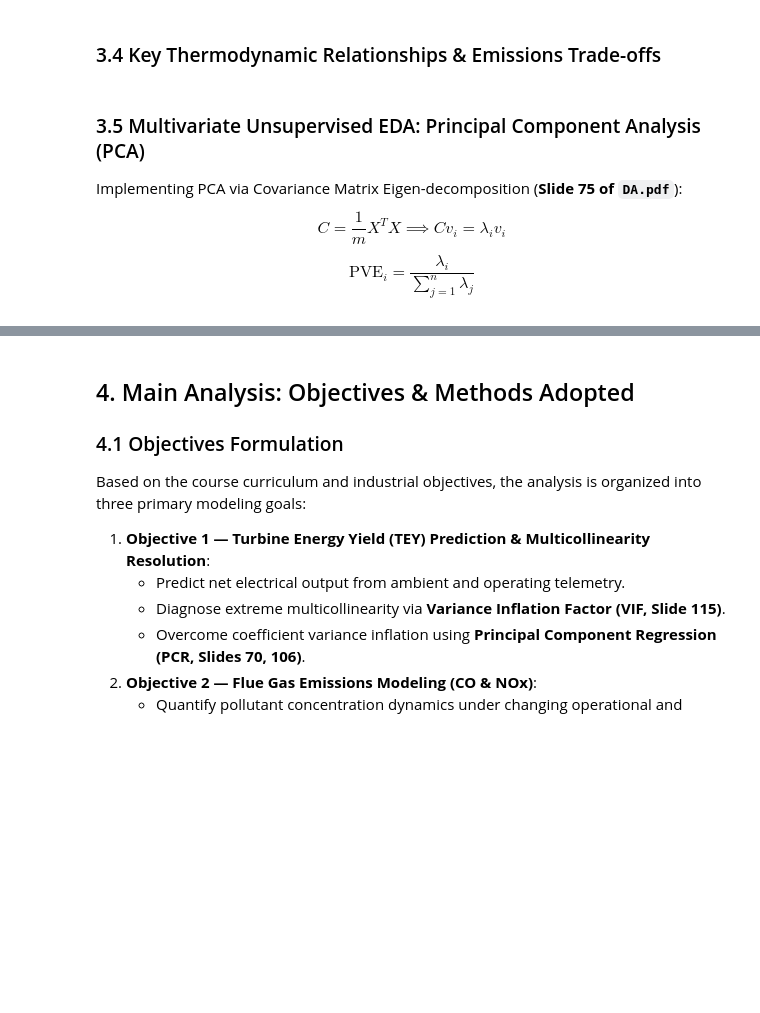
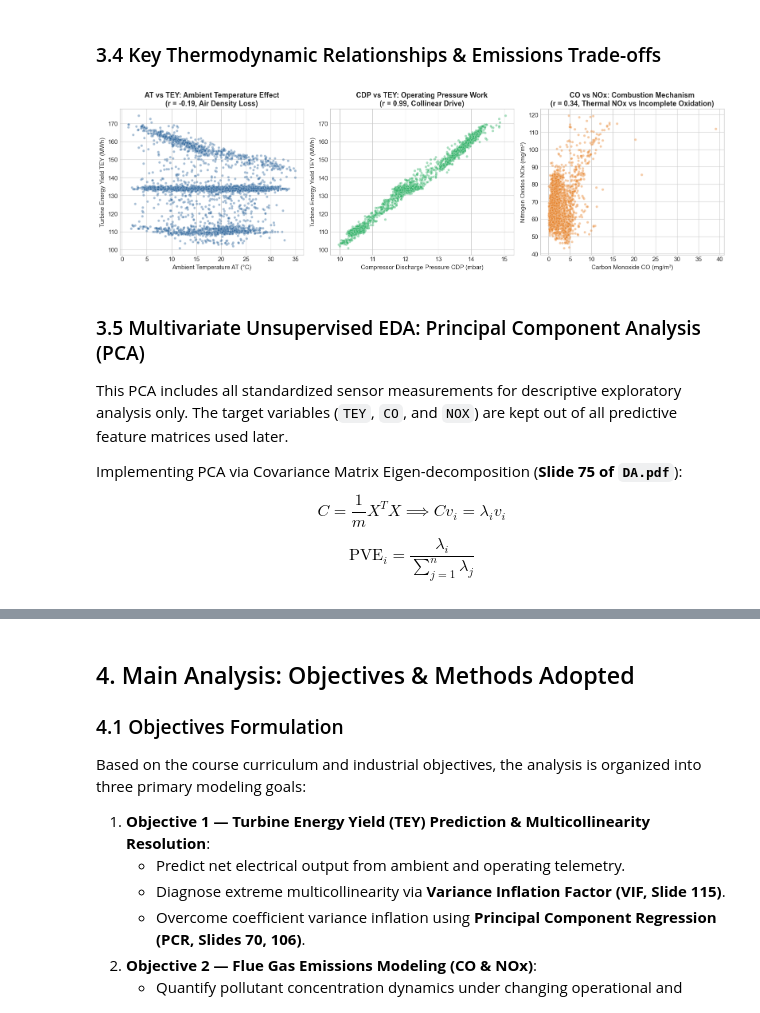
Before and after one commit to guidomariadifiore/DataAnalysisProject, a Jupyter notebook: gas_turbine_analysis.ipynb, the cells around one changed output, grey strips where cells are left out. Cells and saved outputs as stored; diff of their text form; code cells hidden in the pictures; blank space fills up the shorter version.

```diff
--- a/gas_turbine_analysis.ipynb
+++ b/gas_turbine_analysis.ipynb
@@ -146,8 +256,17 @@ In accordance with the benchmark evaluation protocol:
 - **Training / Cross-Validation Set:** 2011–2013 (first 3 years)
 - **Independent Test Set:** 2014–2015 (last 2 years)
 # %%
-train_df = df_clean[df_clean['year'].isin([2011, 2012, 2013])].copy().reset_index(drop=True)
-test_df = df_clean[df_clean['year'].isin([2014, 2015])].copy().reset_index(drop=True)
+train_years = [2011, 2012, 2013]
+test_years = [2014, 2015]
+train_df = df_clean[df_clean['year'].isin(train_years)].copy().reset_index(drop=True)
+test_df = df_clean[df_clean['year'].isin(test_years)].copy().reset_index(drop=True)
+
+assert set(train_df['year']).issubset(set(train_years))
+assert set(test_df['year']).issubset(set(test_years))
+assert len(train_df) + len(test_df) == len(df_clean)
+assert set(train_df['year']).isdisjoint(set(test_df['year']))
 
 print(f"Training Set (2011–2013): {train_df.shape[0]:,d} observations ({train_df.shape[0]/len(df_clean)*100:.2f}%)")
 print(f"Test Set (2014–2015):     {test_df.shape[0]:,d} observations ({test_df.shape[0]/len(df_clean)*100:.2f}%)")
+print(f"Training years present: {sorted(train_df['year'].unique())}")
+print(f"Test years present: {sorted(test_df['year'].unique())}")
@@ -225,29 +398,38 @@ plt.show()
 # %%
 fig, axes = plt.subplots(1, 3, figsize=(16, 4.8))
 sample_df = train_df.sample(3000, random_state=42)
 
+corr_at_tey = train_df[['AT', 'TEY']].corr().loc['AT', 'TEY']
+corr_cdp_tey = train_df[['CDP', 'TEY']].corr().loc['CDP', 'TEY']
+corr_co_nox = train_df[['CO', 'NOX']].corr().loc['CO', 'NOX']
+
 # 1. Ambient Temperature vs Energy Yield
 sns.scatterplot(data=sample_df, x='AT', y='TEY', ax=axes[0], color='#296299', alpha=0.4, s=20)
-axes[0].set_title('AT vs TEY: Ambient Temperature Effect\n(r = -0.58, Air Density Loss)', fontweight='bold')
+axes[0].set_title(f'AT vs TEY: Ambient Temperature Effect\n(r = {corr_at_tey:.2f}, Air Density Loss)', fontweight='bold')
 axes[0].set_xlabel('Ambient Temperature AT (°C)')
 axes[0].set_ylabel('Turbine Energy Yield TEY (MWh)')
 
 # 2. Compressor Discharge Pressure vs Energy Yield
 sns.scatterplot(data=sample_df, x='CDP', y='TEY', ax=axes[1], color='#27ae60', alpha=0.4, s=20)
-axes[1].set_title('CDP vs TEY: Operating Pressure Work\n(r = +0.99, Collinear Drive)', fontweight='bold')
+axes[1].set_title(f'CDP vs TEY: Operating Pressure Work\n(r = {corr_cdp_tey:.2f}, Collinear Drive)', fontweight='bold')
 axes[1].set_xlabel('Compressor Discharge Pressure CDP (mbar)')
 axes[1].set_ylabel('Turbine Energy Yield TEY (MWh)')
 
 # 3. CO vs NOx Tradeoff
 sns.scatterplot(data=sample_df, x='CO', y='NOX', ax=axes[2], color='#e67e22', alpha=0.4, s=20)
-axes[2].set_title('CO vs NOx: Combustion Mechanism\n(r = -0.37, Thermal NOx vs Incomplete Oxidation)', fontweight='bold')
+axes[2].set_title(f'CO vs NOx: Combustion Mechanism\n(r = {corr_co_nox:.2f}, Thermal NOx vs Incomplete Oxidation)', fontweight='bold')
 axes[2].set_xlabel('Carbon Monoxide CO (mg/m³)')
 axes[2].set_ylabel('Nitrogen Oxides NOx (mg/m³)')
 
 plt.tight_layout()
 plt.show()
+# %% [output]
+[figure, added]
 # %% [markdown]
 ### 3.5 Multivariate Unsupervised EDA: Principal Component Analysis (PCA)
+
+This PCA includes all standardized sensor measurements for descriptive exploratory analysis only. The target variables (`TEY`, `CO`, and `NOX`) are kept out of all predictive feature matrices used later.
+
 Implementing PCA via Covariance Matrix Eigen-decomposition (**Slide 75 of `DA.pdf`**):
 $$C = \frac{1}{m} X^T X \implies C v_i = \lambda_i v_i$$
 $$\text{PVE}_i = \frac{\lambda_i}{\sum_{j=1}^n \lambda_j}$$
```
Also changed, not shown: parts of 28 cells of this notebook, 3 other files.
